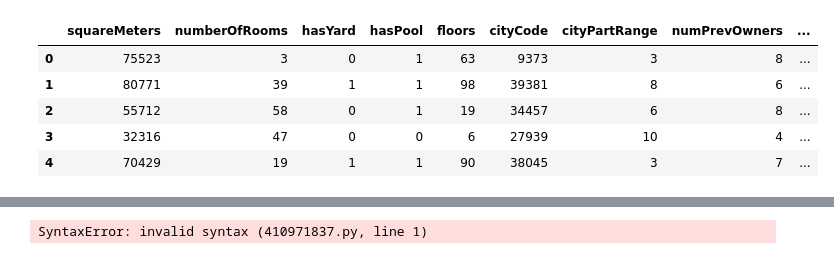
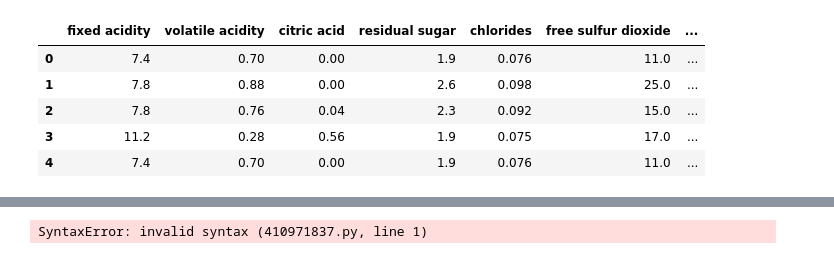
Before and after one commit to adityan18/Minor, a Jupyter notebook: DataSet/binary.ipynb, the cells around one changed output, grey strips where cells are left out. Saved outputs shown, nothing was run; the diff lists cells and outputs as text; code cells hidden in the pictures.

```diff
--- a/DataSet/binary.ipynb
+++ b/DataSet/binary.ipynb
@@ -7,15 +7,15 @@ def convert(x):
 
     return int(y.bin(frac_dot=False), 2)
 # %%
-df = pd.read_csv('ParisHousing.csv')
+df = pd.read_csv('winequality-red.csv')
 df.head()
 # %% [output]
-|  | squareMeters | numberOfRooms | hasYard | hasPool | floors | cityCode | cityPartRange | numPrevOwners | ... |
-| 0 | 75523 | 3 | 0 | 1 | 63 | 9373 | 3 | 8 | ... |
-| 1 | 80771 | 39 | 1 | 1 | 98 | 39381 | 8 | 6 | ... |
-| 2 | 55712 | 58 | 0 | 1 | 19 | 34457 | 6 | 8 | ... |
-| 3 | 32316 | 47 | 0 | 0 | 6 | 27939 | 10 | 4 | ... |
-| 4 | 70429 | 19 | 1 | 1 | 90 | 38045 | 3 | 7 | ... |
+|  | fixed acidity | volatile acidity | citric acid | residual sugar | chlorides | free sulfur dioxide | ... |
+| 0 | 7.4 | 0.70 | 0.00 | 1.9 | 0.076 | 11.0 | ... |
+| 1 | 7.8 | 0.88 | 0.00 | 2.6 | 0.098 | 25.0 | ... |
+| 2 | 7.8 | 0.76 | 0.04 | 2.3 | 0.092 | 15.0 | ... |
+| 3 | 11.2 | 0.28 | 0.56 | 1.9 | 0.075 | 17.0 | ... |
+| 4 | 7.4 | 0.70 | 0.00 | 1.9 | 0.076 | 11.0 | ... |
 # %%
 df.dropna
 df.describe()
```
Also changed, not shown: parts of 7 cells of this notebook, 3 other files.
